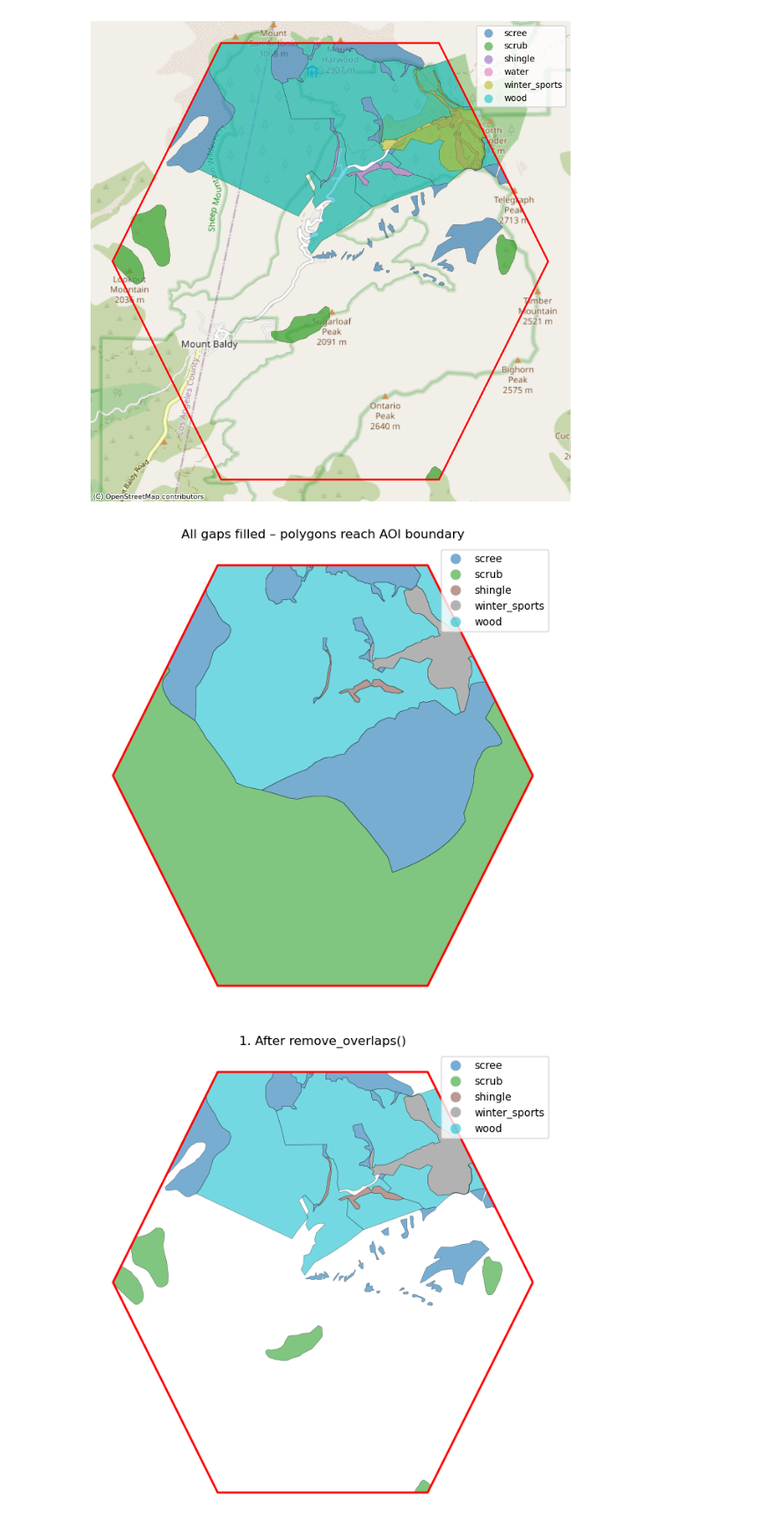
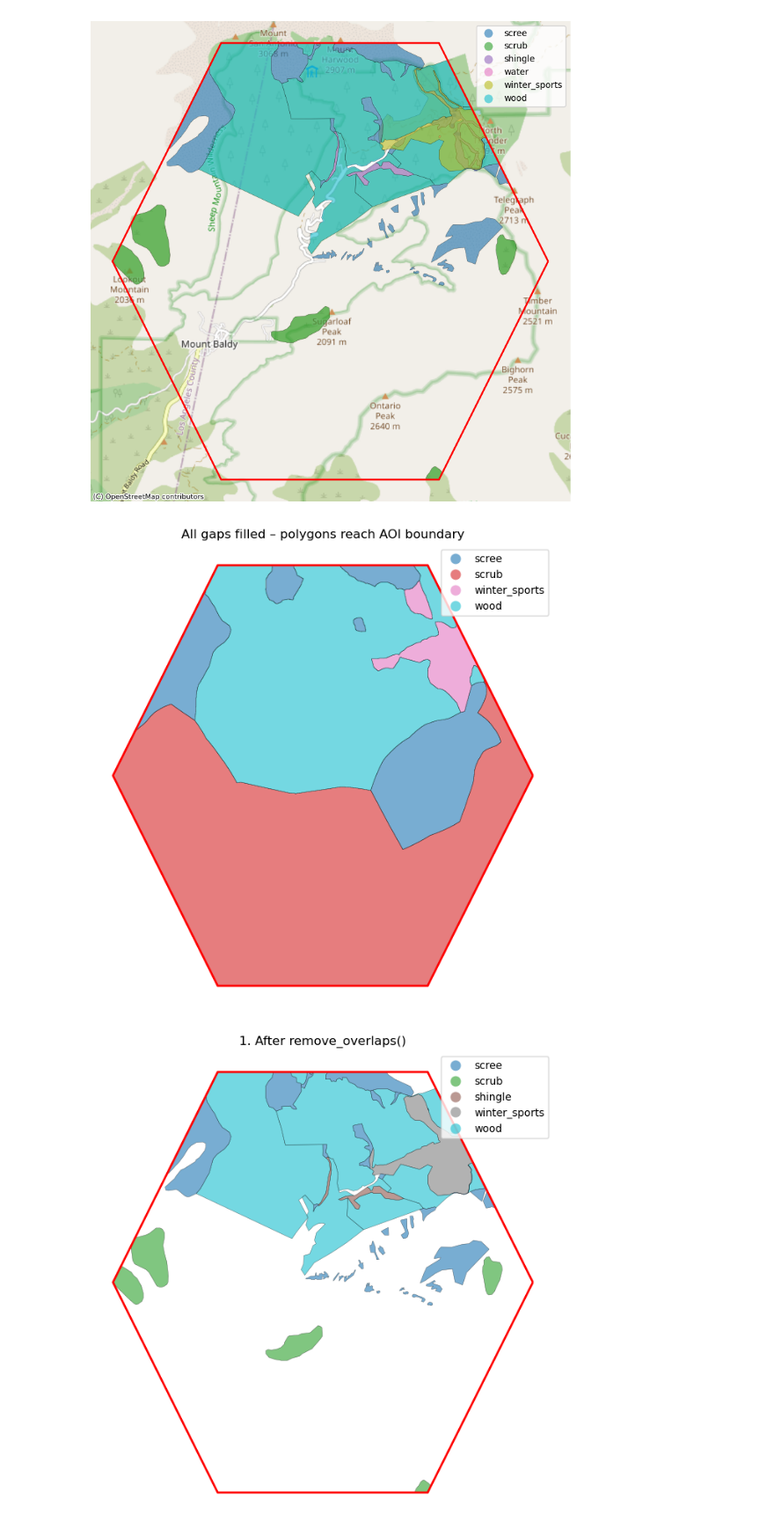
Before and after one commit to taby1/TouchTerrain_with_Landcover, a Jupyter notebook: landcover_osm test.ipynb, the cells around one changed output. Shown at 88% size. Drawn from its saved outputs; the diff is of its cells as text; code cells hidden in the pictures.

```diff
--- a/landcover_osm test.ipynb
+++ b/landcover_osm test.ipynb
@@ -183,17 +183,19 @@ plt.show()
 # %% [output]
 [figure]
 # %%
-# postprocess_cover.py  ─────────────────────────────────────────────────────
+# postprocess_cover.py  ────────────────────────────────────────────────────
 from __future__ import annotations
-from typing import Union, List
+
+from typing import List, Union
+
 import geopandas as gpd
+import numpy as np
 import pandas as pd
-from shapely.geometry import Polygon, MultiPolygon, MultiPoint
-from shapely.ops import unary_union, voronoi_diagram
-import numpy as np
 import rasterio
 from rasterio import features
 from scipy import ndimage as ndi
+from shapely.geometry import MultiPolygon, Polygon
+from shapely.ops import unary_union
 
 # -------------------------------------------------------------------------
 def remove_overlaps(
@@ -454,7 +456,7 @@ def dissolve_cover(
 def refine_cover_layer(
     gdf, aoi,
     cover_col="cover",
-    smooth_tol=75.0,
+    smooth_tol=10.0,
     pixel_size=5.0,
 ):
     work = remove_overlaps(gdf, cover_col=cover_col)
@@ -470,29 +472,29 @@ def refine_cover_layer(
 # %%
 # ------------------------------------------------------------------
 # 1.  Fetch raw OSM polygons (previous steps)
 gdf_raw = get_osm_landcover(sample_geojson, out_crs=3857)
 
 # 2.  Post-process
 # from postprocess_cover import clean_cover_layer
 
 aoi_web = (
     gpd.GeoSeries([shape(sample_geojson)], crs="EPSG:4326")
         .to_crs(3857)
 )
 
 
 
 gdf_final = refine_cover_layer(gdf_raw, aoi_web,
-                               smooth_tol=10,
+                               smooth_tol=100,
                                pixel_size=5)
 
 ax = gdf_final.plot(column="cover", figsize=(8, 8), alpha=0.6,
                     edgecolor="k", linewidth=0.3, legend=True)
 aoi_web.boundary.plot(ax=ax, color="red", linewidth=2)
 ax.set_title("All gaps filled – polygons reach AOI boundary")
 ax.set_axis_off()
 # %% [output]
-[figure, old version]
+[figure, new version]
 # %%
 gdf_no_overlaps = remove_overlaps(gdf_raw, cover_col="cover")
 
```
Also changed, not shown: 1 other file.
